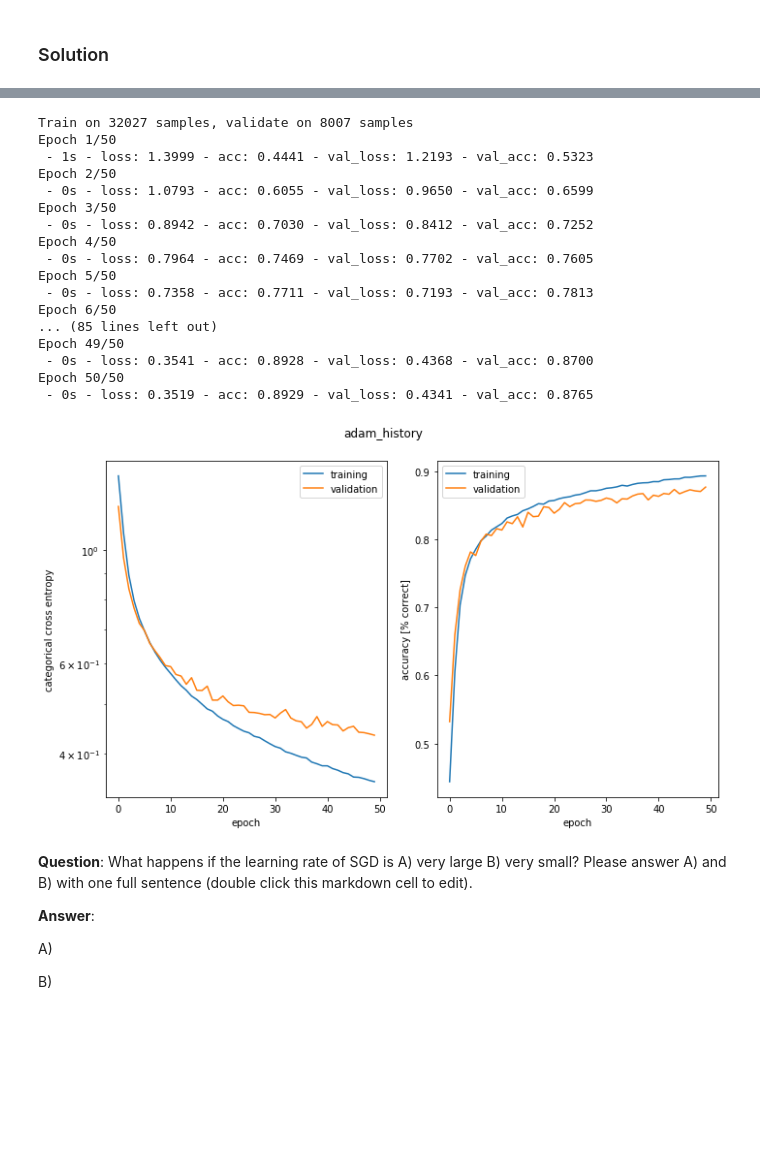
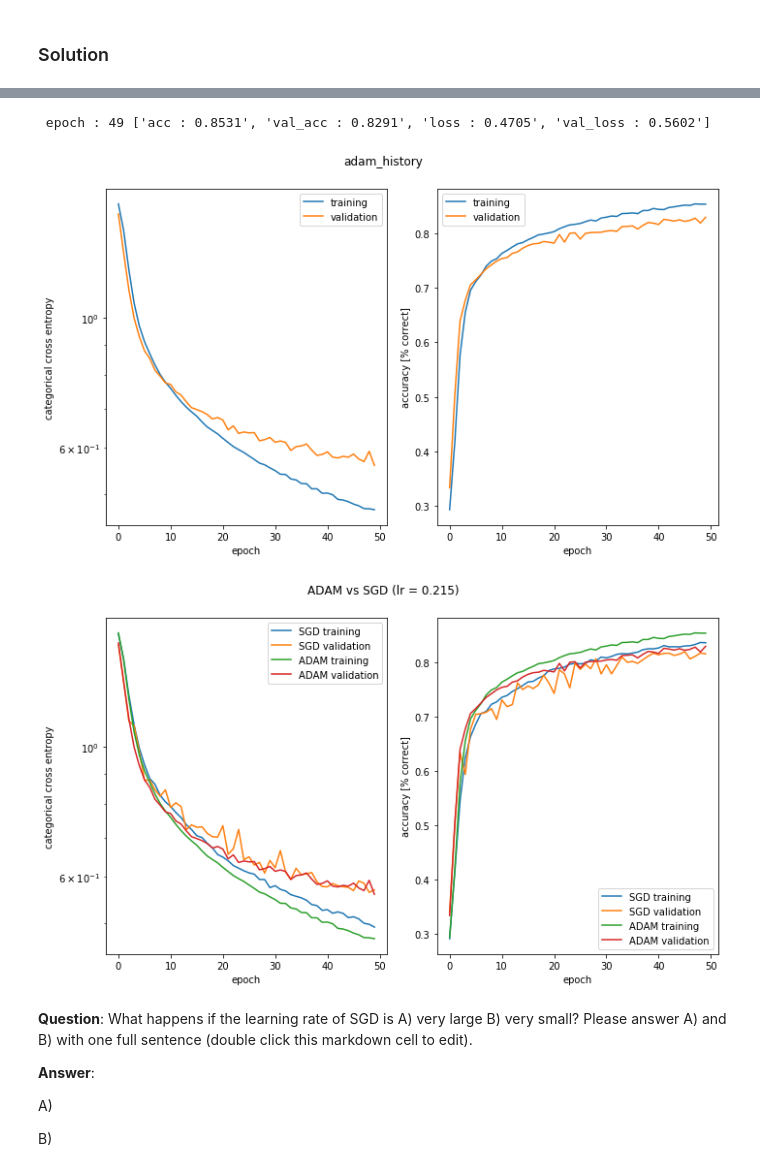
Before and after one commit to davidedidio/ANN, a Jupyter notebook: miniproject1/miniproject1.ipynb, the cells around one changed output, grey strips where cells are left out. Drawn from its saved outputs; the diff is of its cells as text; code cells hidden in the pictures; blank space fills up the shorter version.

```diff
--- a/miniproject1/miniproject1.ipynb
+++ b/miniproject1/miniproject1.ipynb
@@ -296,34 +309,35 @@ Epoch 50/50
 # %%
+# Train model with the Adam optimizer
 model = keras.Sequential()
 
 model.add(Dense(64, activation="relu", input_dim=256))
 model.add(Dense(5, activation="softmax"))
 model.compile(optimizer=Adam(), loss="categorical_crossentropy", metrics=['accuracy'])
 
 adam_history = model.fit(x_train, y_train,
-                         batch_size=128, validation_split=0.2, epochs=50, verbose=2)
+                    batch_size=128, validation_split=0.2, epochs=50, verbose=0,
+                    callbacks=[keras.callbacks.History(),
+                               ProgressPrinter()])
+p = plot_history(adam_history, "adam_history")
 # %% [output]
-Train on 32027 samples, validate on 8007 samples
-Epoch 1/50
- - 1s - loss: 1.3999 - acc: 0.4441 - val_loss: 1.2193 - val_acc: 0.5323
-Epoch 2/50
- - 0s - loss: 1.0793 - acc: 0.6055 - val_loss: 0.9650 - val_acc: 0.6599
-Epoch 3/50
- - 0s - loss: 0.8942 - acc: 0.7030 - val_loss: 0.8412 - val_acc: 0.7252
-Epoch 4/50
- - 0s - loss: 0.7964 - acc: 0.7469 - val_loss: 0.7702 - val_acc: 0.7605
-Epoch 5/50
- - 0s - loss: 0.7358 - acc: 0.7711 - val_loss: 0.7193 - val_acc: 0.7813
-Epoch 6/50
-... (85 lines left out)
-Epoch 49/50
- - 0s - loss: 0.3541 - acc: 0.8928 - val_loss: 0.4368 - val_acc: 0.8700
-Epoch 50/50
- - 0s - loss: 0.3519 - acc: 0.8929 - val_loss: 0.4341 - val_acc: 0.8765
+ epoch : 49 ['acc : 0.8531', 'val_acc : 0.8291', 'loss : 0.4705', 'val_loss : 0.5602']
+[figure, added]
-# %%
-fig = plot_history(adam_history, "adam_history")
-# %% [output]
-[figure, removed]
+# %%
+# Plot the adam history together with the SGD history in a single graph
+
+fig, ax1, ax2 = prepare_standardplot('ADAM vs SGD (lr = 0.215)', 'epoch')
+ax1.plot(histories[6].history['loss'], label = "SGD training")
+ax1.plot(histories[6].history['val_loss'], label = "SGD validation")
+ax2.plot(histories[6].history['acc'], label = "SGD training")
+ax2.plot(histories[6].history['val_acc'], label = "SGD validation")
+
+ax1.plot(adam_history.history['loss'], label = "ADAM training")
+ax1.plot(adam_history.history['val_loss'], label = "ADAM validation")
+ax2.plot(adam_history.history['acc'], label = "ADAM training")
+ax2.plot(adam_history.history['val_acc'], label = "ADAM validation")
+finalize_standardplot(fig, ax1, ax2)
+# %% [output]
+[figure, added]
 # %% [markdown]
 **Question**: What happens if the learning rate of SGD is A) very large B) very small? Please answer A) and B) with one full sentence (double click this markdown cell to edit).
 
```
Also changed, not shown: parts of 16 cells of this notebook.
